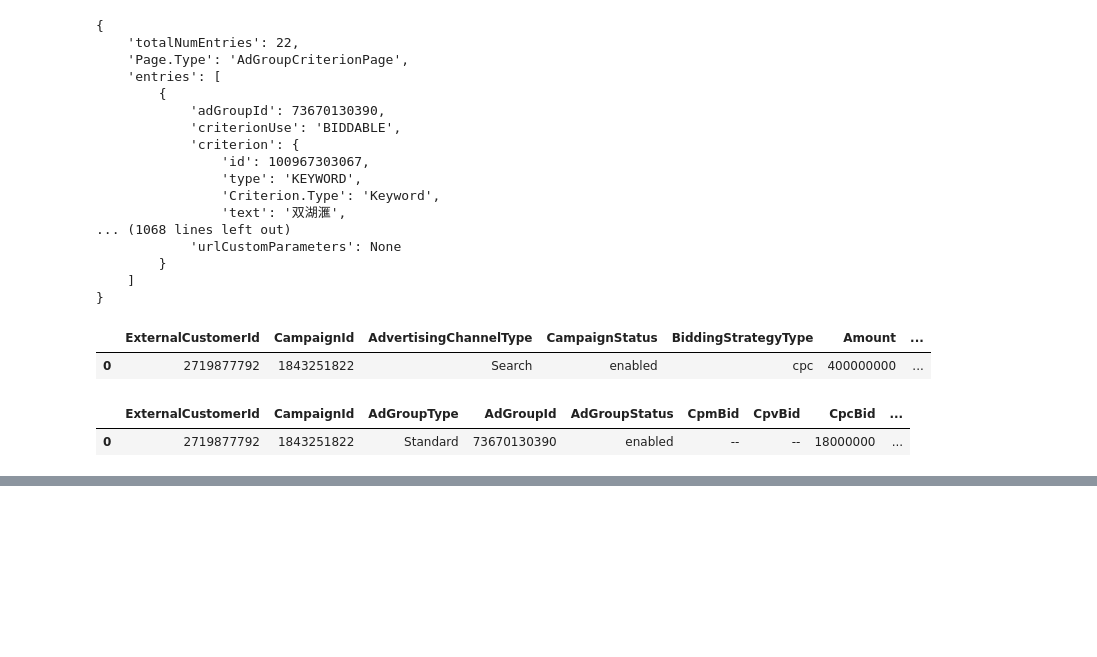
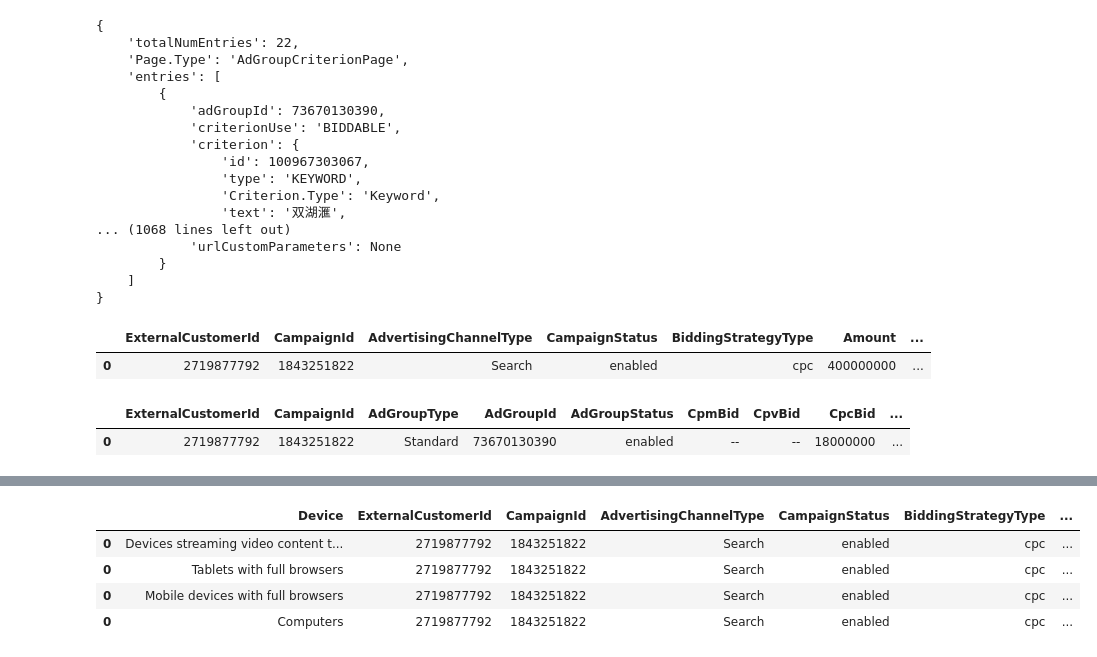
Before and after one commit to TimJLS/adset_interest_parse, a Jupyter notebook: ai_optimizer/GDN.ipynb, the cells around one changed output, grey strips where cells are left out. Saved outputs shown, nothing was run; the diff lists cells and outputs as text; code cells hidden in the pictures; blank space fills up the shorter version.

```diff
--- a/ai_optimizer/GDN.ipynb
+++ b/ai_optimizer/GDN.ipynb
@@ -966,0 +969,3 @@ get_adgroup_insights( client, date_preset='TODAY')
+# %%
+CUSTOMER_SERVICE_ID = '2719877792'
+client.SetClientCustomerId(CUSTOMER_SERVICE_ID)
@@ -966,0 +996,42 @@ get_adgroup_insights( client, date_preset='TODAY')
+# %%
+CAMPAIGN_ID = 1843251822
+CAMPAIGN_FIELDS = ['Device', 'ExternalCustomerId','CampaignId','AdvertisingChannelType', 'CampaignStatus',
+                   'BiddingStrategyType','Amount','StartDate','EndDate','Cost',
+                   'AverageCost','Impressions', 'Clicks','Conversions',
+                   'AverageCpc','CostPerConversion', 'Ctr']
+# Create report definition.
+report = {
+    'reportName': 'CAMPAIGN_PERFORMANCE_REPORT',
+#         'dateRangeType': 'CUSTOM_DATE',
+    'dateRangeType': 'ALL_TIME',
+    'reportType': 'CAMPAIGN_PERFORMANCE_REPORT',
+    'downloadFormat': 'CSV',
+    'selector': {
+        'fields': CAMPAIGN_FIELDS,
+#             'dateRange': {'min': '20190301','max': '20190401'},
+        'predicates': [{
+            'field': 'CampaignId',
+            'operator': 'EQUALS',
+            'values':[campaign_id]
+        }]
+    }
+}
+csv = report_downloader.DownloadReportAsString(
+    report, skip_report_header=True, skip_column_header=True,
+    skip_report_summary=True, include_zero_impressions=True,client_customer_id=CUSTOMER_SERVICE_ID)
+csv_list = csv.split('\n')[:-1]
+df = pd.DataFrame()
+for lil_csv in csv_list:
+    df_temp = pd.DataFrame(
+        data=np.array(lil_csv.split(',')).reshape(1,len(CAMPAIGN_FIELDS)),
+        columns=CAMPAIGN_FIELDS
+    )
+    df = df.append(df_temp)
+# %%
+df
+# %% [output]
+|  | Device | ExternalCustomerId | CampaignId | AdvertisingChannelType | CampaignStatus | BiddingStrategyType | ... |
+| 0 | Devices streaming video content t... | 2719877792 | 1843251822 | Search | enabled | cpc | ... |
+| 0 | Tablets with full browsers | 2719877792 | 1843251822 | Search | enabled | cpc | ... |
+| 0 | Mobile devices with full browsers | 2719877792 | 1843251822 | Search | enabled | cpc | ... |
+| 0 | Computers | 2719877792 | 1843251822 | Search | enabled | cpc | ... |
```
Also changed, not shown: parts of 4 cells of this notebook, 16 other files.
